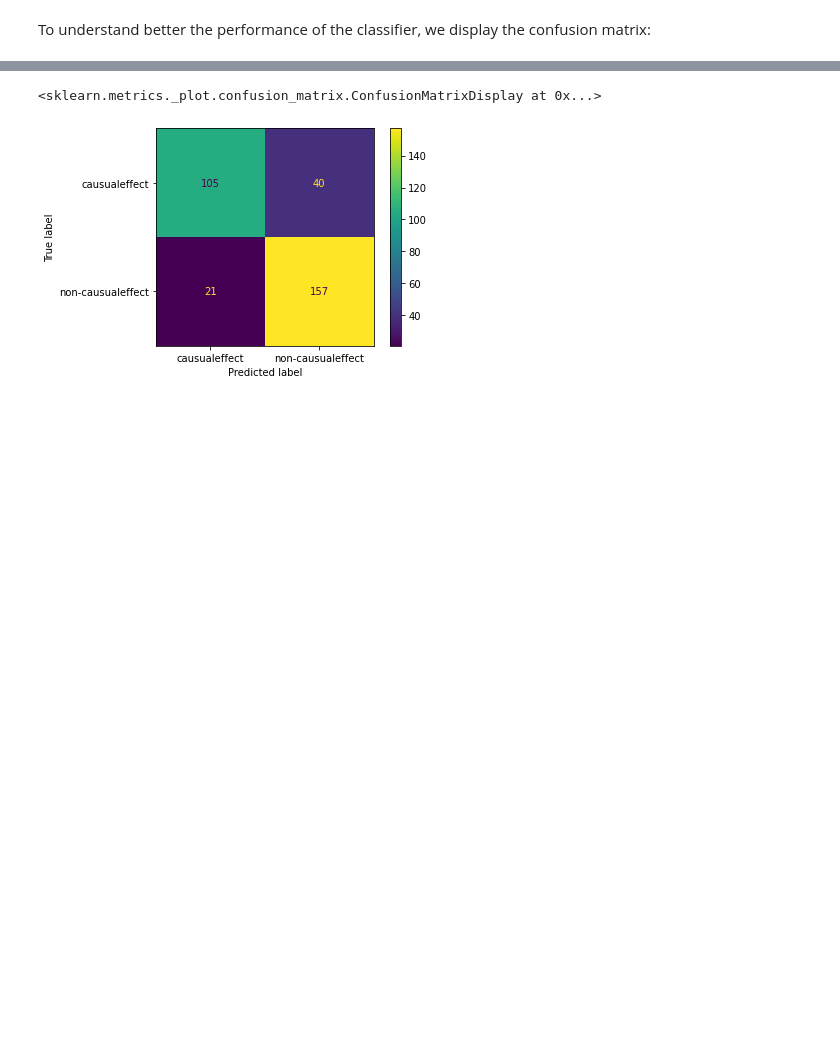
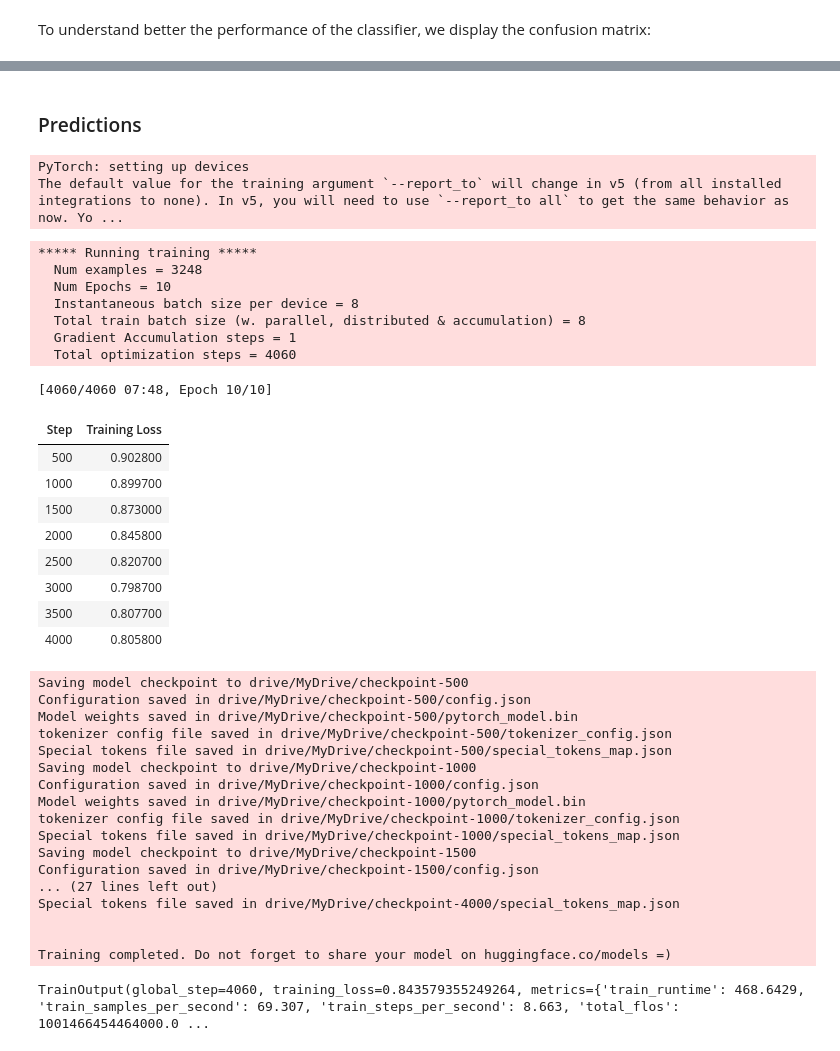
Before and after one commit to jyanqa/case-2022-causual-event, a Jupyter notebook: ST1_transformers.ipynb, the cells around one changed output, grey strips where cells are left out. Drawn from its saved outputs; the diff is of its cells as text; code cells hidden in the pictures; blank space fills up the shorter version.

```diff
--- a/ST1_transformers.ipynb
+++ b/ST1_transformers.ipynb
@@ -164,7 +176,8 @@ def encode_dataset(dataset: datasets.arrow_dataset.Dataset) -> list:
 # Tokenizing datasets
 encoded_dataset_train = encode_dataset(train_ds)
 encoded_dataset_val = encode_dataset(val_ds)
-# encoded_dataset_test = encode_dataset(test_ds)
+encoded_dataset_trainval = encode_dataset(trainval_ds)
+encoded_dataset_test = encode_dataset(test_ds)
 # %% [markdown]
 # Fine tunning of the model
 # %%
@@ -350,6 +420,68 @@ disp.plot()
-# %%
-disp = ConfusionMatrixDisplay(confusion_matrix=model_performance['confusion_matrix'],display_labels = list(id2label.values()))
-disp.plot()
-# %% [output]
-<sklearn.metrics._plot.confusion_matrix.ConfusionMatrixDisplay at 0x...>
-[figure, removed]
+# %% [markdown]
+### Predictions
+# %%
+# Common training arguments
+training_args = TrainingArguments(
+    num_train_epochs=10,
+    per_device_train_batch_size=8,
+    per_device_eval_batch_size=8,
+    logging_dir='logs',
+    no_cuda=False,
+    output_dir = 'drive/MyDrive/',
+    seed = 82,
+    learning_rate = 5e-5, #defaults 1e-3
+    warmup_steps=0, # number of warmup steps for learning rate scheduler
+    weight_decay=0.01,
+    evaluation_strategy='no' #set no for testing phase
+)
+# %% [output]
+PyTorch: setting up devices
+The default value for the training argument `--report_to` will change in v5 (from all installed integrations to none). In v5, you will need to use `--report_to all` to get the same behavior as now. Yo ...
+# %%
+trainer_pred = CustomTrainer(
+    model=model,
+    tokenizer=tokenizer,
+    args=training_args,
+    #optimizers=(optimizer, lr_scheduler),
+    train_dataset=encoded_dataset_trainval,
+    eval_dataset=encoded_dataset_test,
+    compute_metrics=compute_metrics,
+    )
+# Fine tunning
+trainer_pred.train()
+# %% [output]
+***** Running training *****
+  Num examples = 3248
+  Num Epochs = 10
+  Instantaneous batch size per device = 8
+  Total train batch size (w. parallel, distributed & accumulation) = 8
+  Gradient Accumulation steps = 1
+  Total optimization steps = 4060
+[4060/4060 07:48, Epoch 10/10]
+| Step | Training Loss |
+| 500 | 0.902800 |
+| 1000 | 0.899700 |
+| 1500 | 0.873000 |
+| 2000 | 0.845800 |
+| 2500 | 0.820700 |
+| 3000 | 0.798700 |
+| 3500 | 0.807700 |
+| 4000 | 0.805800 |
+Saving model checkpoint to drive/MyDrive/checkpoint-500
+Configuration saved in drive/MyDrive/checkpoint-500/config.json
+Model weights saved in drive/MyDrive/checkpoint-500/pytorch_model.bin
+tokenizer config file saved in drive/MyDrive/checkpoint-500/tokenizer_config.json
+Special tokens file saved in drive/MyDrive/checkpoint-500/special_tokens_map.json
+Saving model checkpoint to drive/MyDrive/checkpoint-1000
+Configuration saved in drive/MyDrive/checkpoint-1000/config.json
+Model weights saved in drive/MyDrive/checkpoint-1000/pytorch_model.bin
+tokenizer config file saved in drive/MyDrive/checkpoint-1000/tokenizer_config.json
+Special tokens file saved in drive/MyDrive/checkpoint-1000/special_tokens_map.json
+Saving model checkpoint to drive/MyDrive/checkpoint-1500
+Configuration saved in drive/MyDrive/checkpoint-1500/config.json
+... (27 lines left out)
+Special tokens file saved in drive/MyDrive/checkpoint-4000/special_tokens_map.json
+
+
+Training completed. Do not forget to share your model on huggingface.co/models =)
+TrainOutput(global_step=4060, training_loss=0.843579355249264, metrics={'train_runtime': 468.6429, 'train_samples_per_second': 69.307, 'train_steps_per_second': 8.663, 'total_flos': 1001466454464000.0 ...
```
Also changed, not shown: parts of 16 cells of this notebook.
